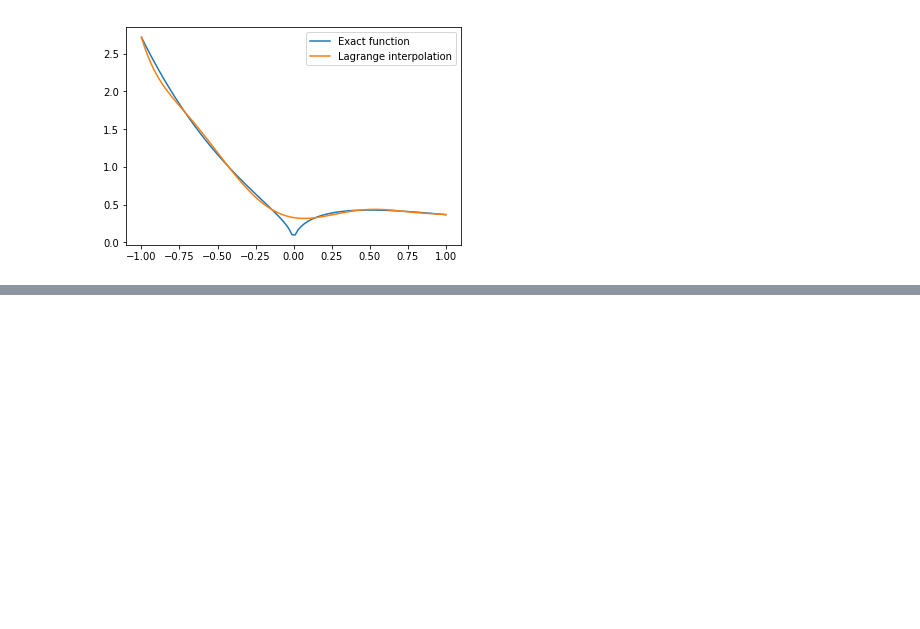
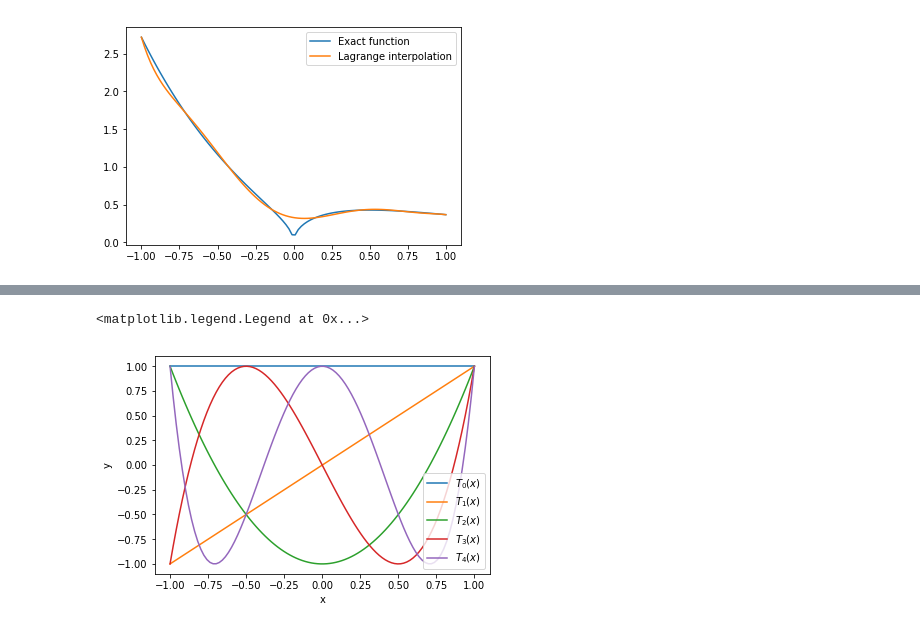
Before and after one commit to valenpe7/numerical_methods, a Jupyter notebook: function_approximation.ipynb, the cells around one changed output, grey strips where cells are left out. Saved outputs shown, nothing was run; the diff lists cells and outputs as text; code cells hidden in the pictures; blank space fills up the shorter version.

```diff
--- a/function_approximation.ipynb
+++ b/function_approximation.ipynb
@@ -74,0 +189,21 @@ ax.legend()
+# %%
+def chebyshev_polynomial_rec(n):
+    """
+    Calculates a Chebyshev polynomial of degree n using recursive formula.
+    Args:
+        n (int): Degree of the polynomial
+    Returns:
+        numpy.poly1d: The Chebyshev polynomial of degree n
+    """
+    if n < 0:
+        print("error: n must be equal or greater than 0")
+        return
+    T = [0 for i in range(n+1)]
+    for i in range(n+1):
+        if i == 0:
+            T[i] = np.poly1d(1)
+        elif i == 1:
+            T[i] = np.poly1d([1, 0])
+        else:
+            T[i] = 2 * np.poly1d([1, 0]) * T[i-1] - T[i-2]
+    return T[n]
@@ -74,0 +220,17 @@ ax.legend()
+# %%
+# test of the chebyshev_polynomial function
+
+x = np.linspace(-1, 1, 100)
+
+# plot Chebyshev polynomials
+fig = plt.figure()
+ax = fig.add_subplot(1,1,1)
+for i in range(5):
+    T = chebyshev_polynomial_rec(i)
+    ax.plot(x, T(x), label="$T_{} (x)$".format(i))
+ax.set_xlabel("x")
+ax.set_ylabel("y")
+ax.legend()
+# %% [output]
+<matplotlib.legend.Legend at 0x...>
+[figure, added]
```
Also changed, not shown: parts of 18 cells of this notebook.
